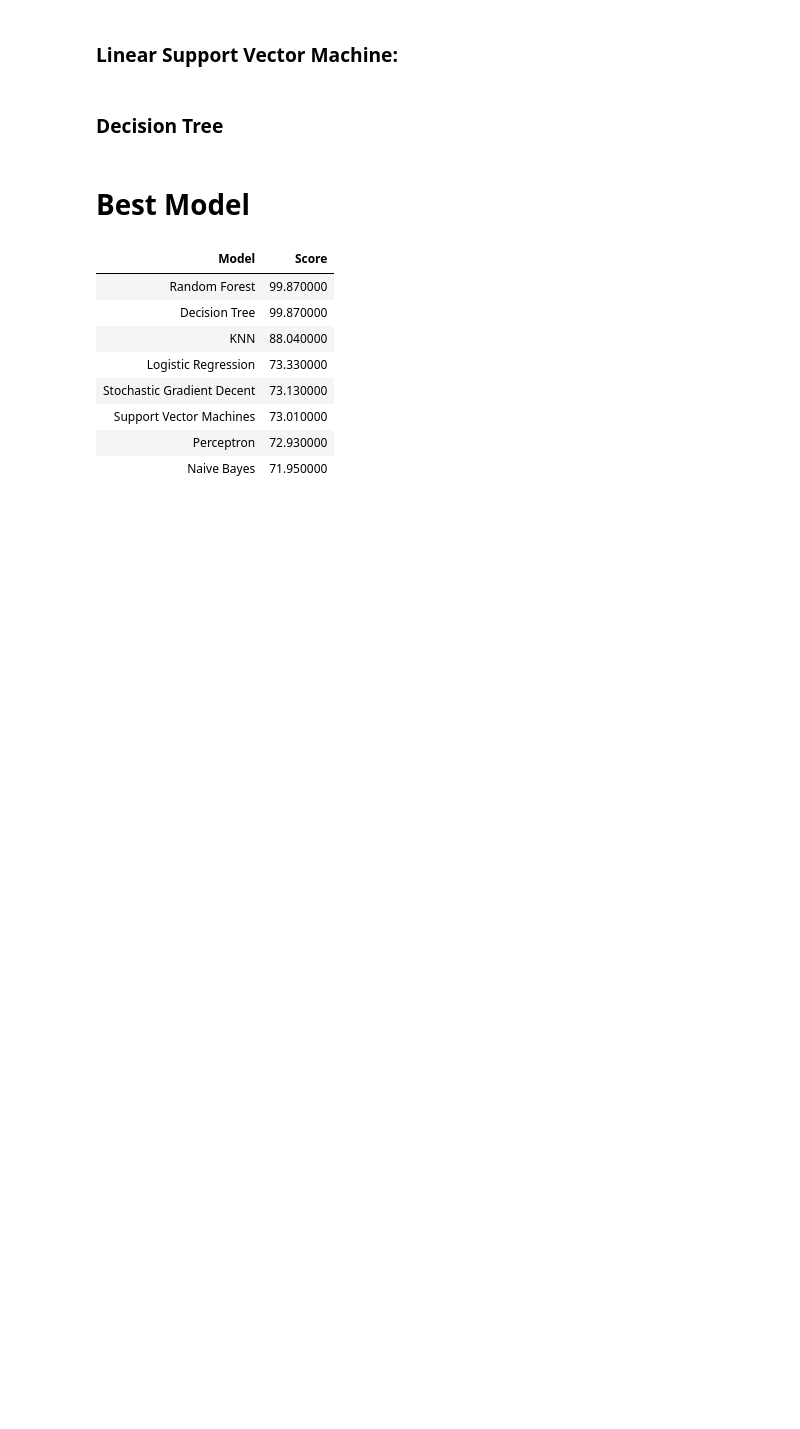
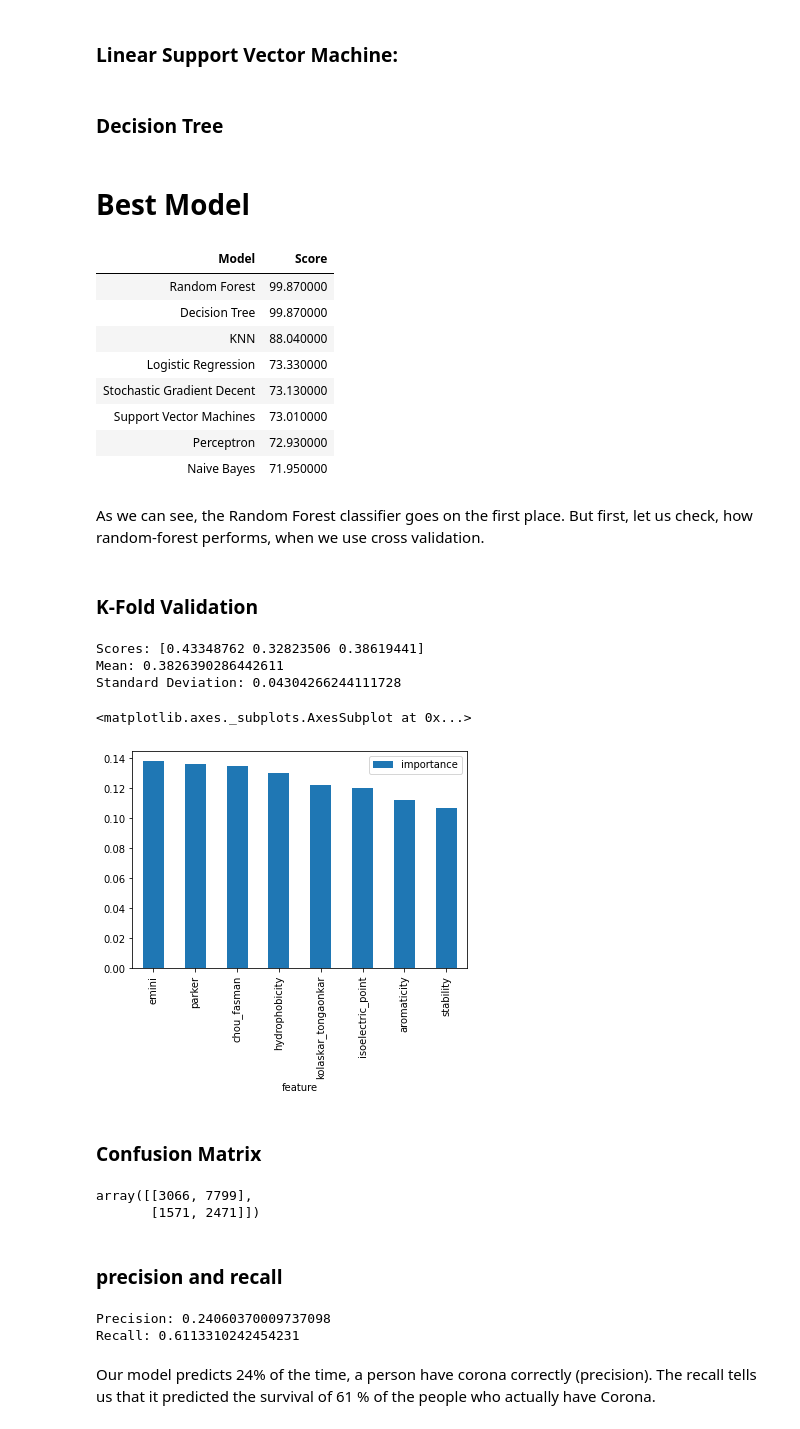
Before and after one commit to satyabansahoo2000/ML_DS_Projects, a Jupyter notebook: COVID_19_Epitope_Prediction/COVID_19_SARS_B_cell_Epitope_Prediction.ipynb, the cells around one changed output. Drawn from its saved outputs; the diff is of its cells as text; code cells hidden in the pictures; blank space fills up the shorter version.

```diff
--- a/COVID_19_Epitope_Prediction/COVID_19_SARS_B_cell_Epitope_Prediction.ipynb
+++ b/COVID_19_Epitope_Prediction/COVID_19_SARS_B_cell_Epitope_Prediction.ipynb
@@ -417,3 +391,54 @@ result_df.style.hide_index()
 | Support Vector Machines | 73.010000 |
 | Perceptron | 72.930000 |
 | Naive Bayes | 71.950000 |
+# %% [markdown]
+As we can see, the Random Forest classifier goes on the first place. But first, let us check, how random-forest performs, when we use cross validation.
+# %% [markdown]
+### K-Fold Validation
+# %%
+from sklearn.model_selection import cross_val_score
+rf = RandomForestClassifier(n_estimators=100)
+scores = cross_val_score(rf, X_train,
+                         Y_train, cv=3,
+                         scoring = "accuracy")
+
+print("Scores:", scores)
+print("Mean:", scores.mean())
+print("Standard Deviation:", scores.std())
+# %% [output]
+Scores: [0.43348762 0.32823506 0.38619441]
+Mean: 0.3826390286442611
+Standard Deviation: 0.04304266244111728
+# %%
+importances = pd.DataFrame({'feature':X_train.columns,
+                            'importance':np.round(random_forest.feature_importances_,3)})
+importances = importances.sort_values('importance',
+                                      ascending=False).set_index('feature')
+# %%
+importances.plot.bar()
+# %% [output]
+<matplotlib.axes._subplots.AxesSubplot at 0x...>
+[figure, added]
+# %% [markdown]
+### Confusion Matrix
+# %%
+from sklearn.model_selection import cross_val_predict
+from sklearn.metrics import confusion_matrix
+
+predictions = cross_val_predict(random_forest, X_train, Y_train, cv=3)
+confusion_matrix(Y_train, predictions)
+# %% [output]
+array([[3066, 7799],
+       [1571, 2471]])
+# %% [markdown]
+### precision and recall
+# %%
+from sklearn.metrics import precision_score, recall_score
+
+print("Precision:", precision_score(Y_train, predictions))
+print("Recall:",recall_score(Y_train, predictions))
+# %% [output]
+Precision: 0.24060370009737098
+Recall: 0.6113310242454231
+# %% [markdown]
+Our model predicts 24% of the time, a person have corona correctly (precision). The recall tells us that it predicted the survival of 61 % of the people who actually have Corona.
```
Also changed, not shown: parts of 14 cells of this notebook.
